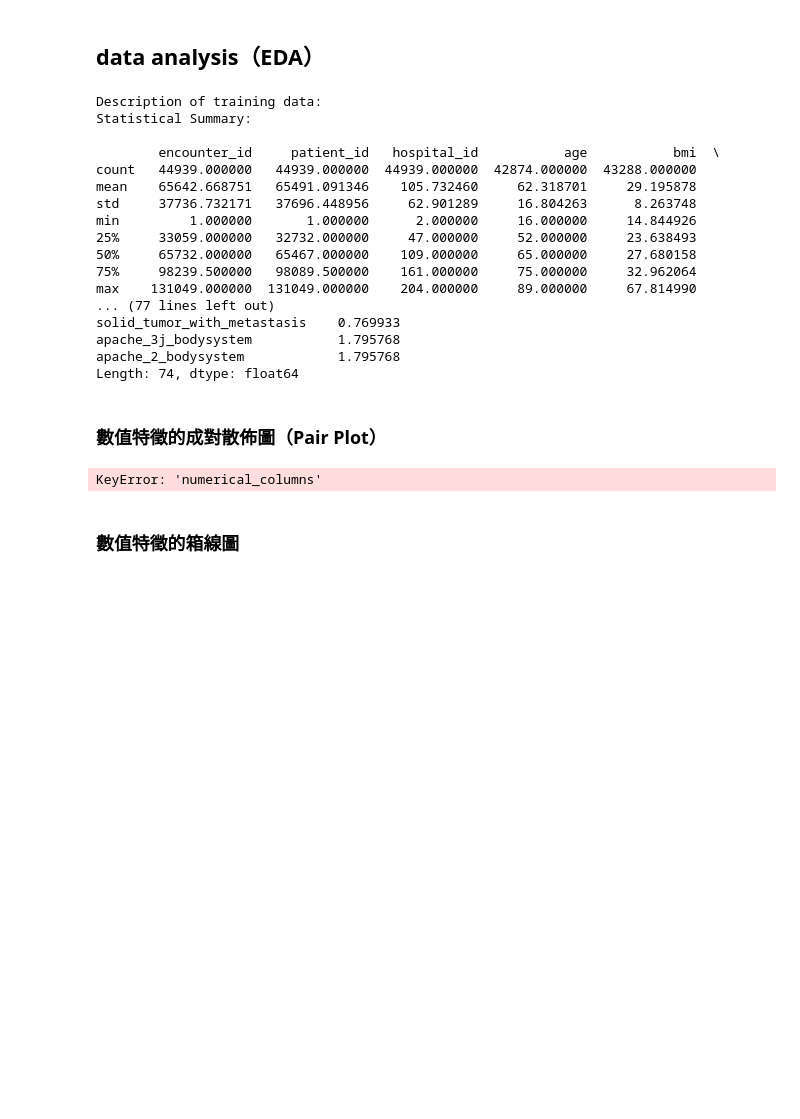
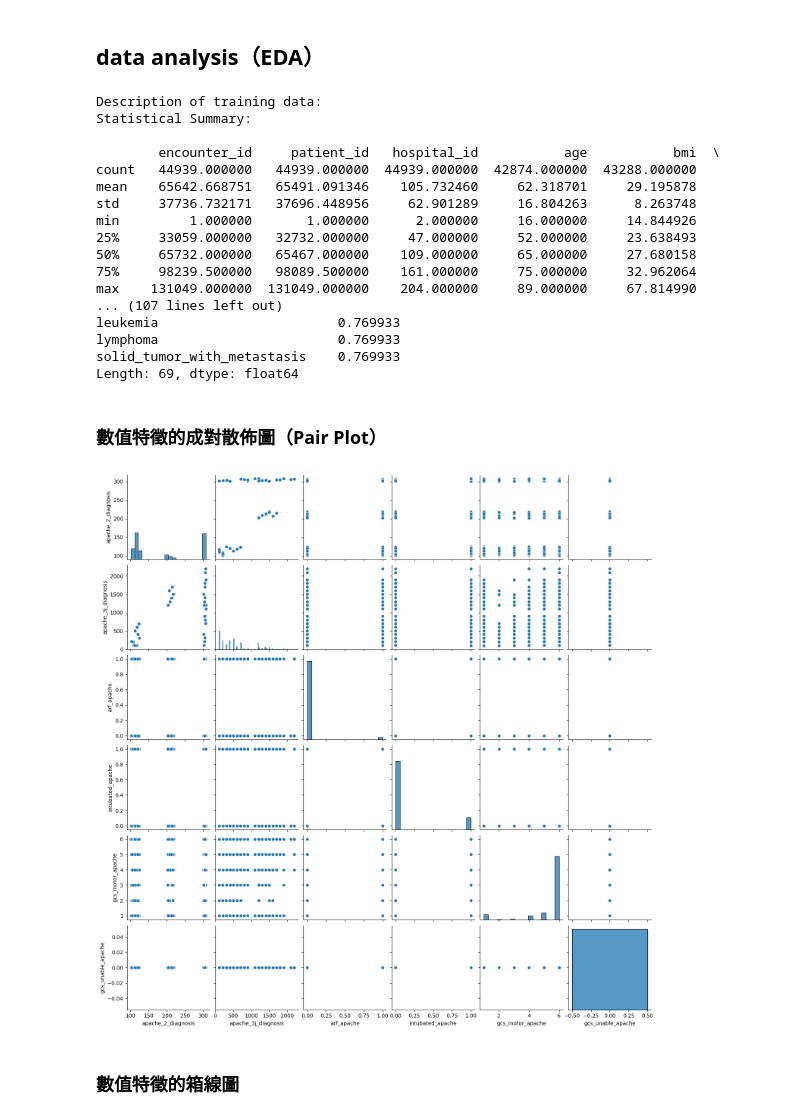
Before and after one commit to tonytonytonytony029/DM_HW2_313554059, a Jupyter notebook: Code/.ipynb, the cells around one changed output. Cells and saved outputs as stored; diff of their text form; code cells hidden in the pictures; blank space fills up the shorter version.

```diff
--- a/Code/.ipynb
+++ b/Code/.ipynb
@@ -131,6 +235,34 @@ solid_tumor_with_metastasis     346
 apache_3j_bodysystem            807
 apache_2_bodysystem             807
 Length: 83, dtype: int64
+# %%
+import pandas as pd
+from sklearn.preprocessing import OneHotEncoder
+from sklearn.preprocessing import LabelEncoder
+
+# 假設 train_data 是您的 DataFrame
+# 1. 識別類別型欄位
+categorical_columns = train_data.select_dtypes(include=['object', 'category']).columns.tolist()
+
+# 2. 根據 config.yaml 中的設定選擇編碼方法
+if config['model_params']['categorical_encoding'] == 'onehot':
+    # 使用 OneHotEncoder 進行編碼
+    encoder = OneHotEncoder(sparse_output=False)
+
+    # 對每個類別型欄位進行編碼
+    for col in categorical_columns:
+        encoded_df = pd.DataFrame(encoder.fit_transform(train_data[[col]]),
+                                  columns=encoder.get_feature_names_out([col]))
+
+        # 刪除原始的類別型欄位，並加入編碼後的欄位
+        train_data = train_data.drop(col, axis=1).join(encoded_df)
+
+elif config['model_params']['categorical_encoding'] == 'label':
+    # 使用 LabelEncoder 進行編碼
+    label_encoder = LabelEncoder()
+
+    for col in categorical_columns:
+        train_data[col] = label_encoder.fit_transform(train_data[col])
 # %% [markdown]
 ## data analysis（EDA）
 # %%
@@ -165,21 +297,21 @@ min         1.000000       1.000000      2.000000     16.000000     14.844926
 50%     65732.000000   65467.000000    109.000000     65.000000     27.680158
 75%     98239.500000   98089.500000    161.000000     75.000000     32.962064
 max    131049.000000  131049.000000    204.000000     89.000000     67.814990
-... (77 lines left out)
+... (107 lines left out)
+leukemia                       0.769933
+lymphoma                       0.769933
 solid_tumor_with_metastasis    0.769933
-apache_3j_bodysystem           1.795768
-apache_2_bodysystem            1.795768
-Length: 74, dtype: float64
+Length: 69, dtype: float64
 # %% [markdown]
 ### 數值特徵的成對散佈圖（Pair Plot）
 # %%
 def plot_pairplot(data, numerical_columns):
     sns.pairplot(data[numerical_columns].dropna())
     plt.show()
 
-plot_pairplot(train_data, config['numerical_columns'])
+plot_pairplot(train_data, config['data_paths']['numerical_columns'])
 # %% [output]
-KeyError: 'numerical_columns'
+[figure, added]
 # %% [markdown]
 ### 數值特徵的箱線圖
 # %%
```
Also changed, not shown: parts of 26 cells of this notebook, 3 other files.
